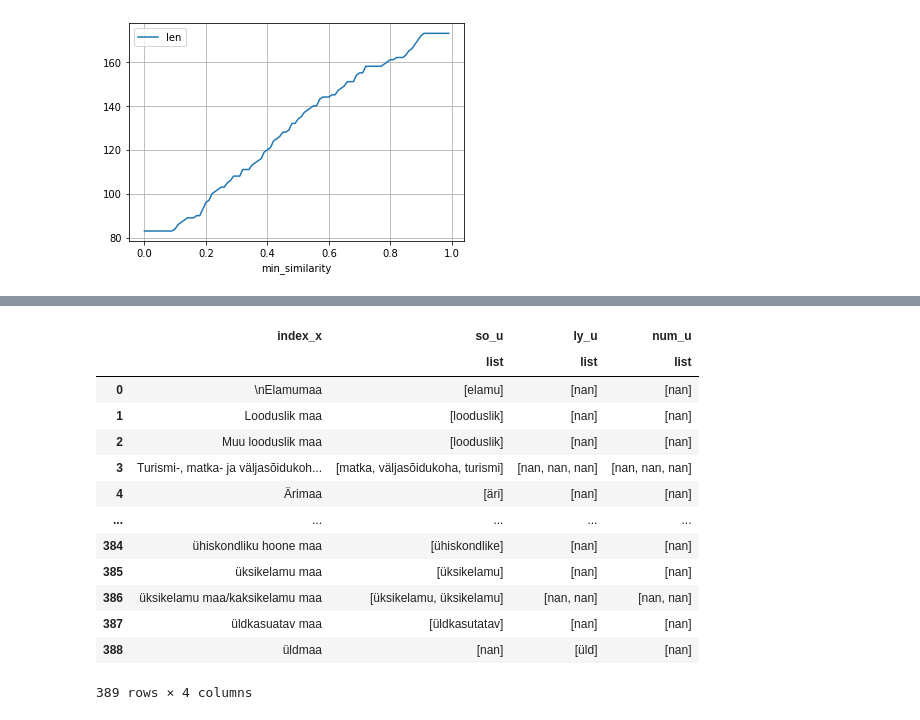
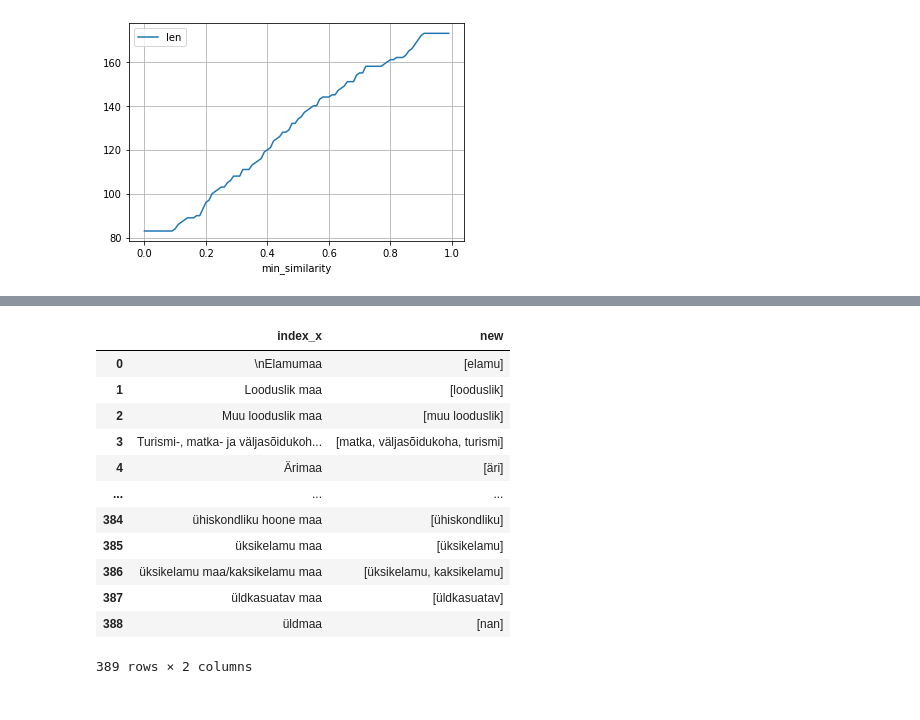
Before and after one commit to taavip/MAPlaneeringud, a Jupyter notebook: plan_analyys.ipynb, the cells around one changed output, grey strips where cells are left out. Saved outputs shown, nothing was run; the diff lists cells and outputs as text; code cells hidden in the pictures.

```diff
--- a/plan_analyys.ipynb
+++ b/plan_analyys.ipynb
@@ -494,18 +488,17 @@ result
 557 rows × 21 columns
 # %%
-result.groupby('index_x').agg({'so_u': [list],'ly_u': [list],'num_u': [list]}).reset_index()
+result.groupby('index_x')['so_u'].apply(list).reset_index(name='new')
 # %% [output]
-|  | index_x | so_u | ly_u | num_u |
-|  |  | list | list | list |
-| 0 | \nElamumaa | [elamu] | [nan] | [nan] |
-| 1 | Looduslik maa | [looduslik] | [nan] | [nan] |
-| 2 | Muu looduslik maa | [looduslik] | [nan] | [nan] |
-| 3 | Turismi-, matka- ja väljasõidukoh... | [matka, väljasõidukoha, turismi] | [nan, nan, nan] | [nan, nan, nan] |
-| 4 | Ärimaa | [äri] | [nan] | [nan] |
-| ... | ... | ... | ... | ... |
-| 384 | ühiskondliku hoone maa | [ühiskondlike] | [nan] | [nan] |
-| 385 | üksikelamu maa | [üksikelamu] | [nan] | [nan] |
-| 386 | üksikelamu maa/kaksikelamu maa | [üksikelamu, üksikelamu] | [nan, nan] | [nan, nan] |
-| 387 | üldkasuatav maa | [üldkasutatav] | [nan] | [nan] |
-| 388 | üldmaa | [nan] | [üld] | [nan] |
+|  | index_x | new |
+| 0 | \nElamumaa | [elamu] |
+| 1 | Looduslik maa | [looduslik] |
+| 2 | Muu looduslik maa | [muu looduslik] |
+| 3 | Turismi-, matka- ja väljasõidukoh... | [matka, väljasõidukoha, turismi] |
+| 4 | Ärimaa | [äri] |
+| ... | ... | ... |
+| 384 | ühiskondliku hoone maa | [ühiskondliku] |
+| 385 | üksikelamu maa | [üksikelamu] |
+| 386 | üksikelamu maa/kaksikelamu maa | [üksikelamu, kaksikelamu] |
+| 387 | üldkasuatav maa | [üldkasuatav] |
+| 388 | üldmaa | [nan] |
-389 rows × 4 columns
+389 rows × 2 columns
```
Also changed, not shown: parts of 18 cells of this notebook.
